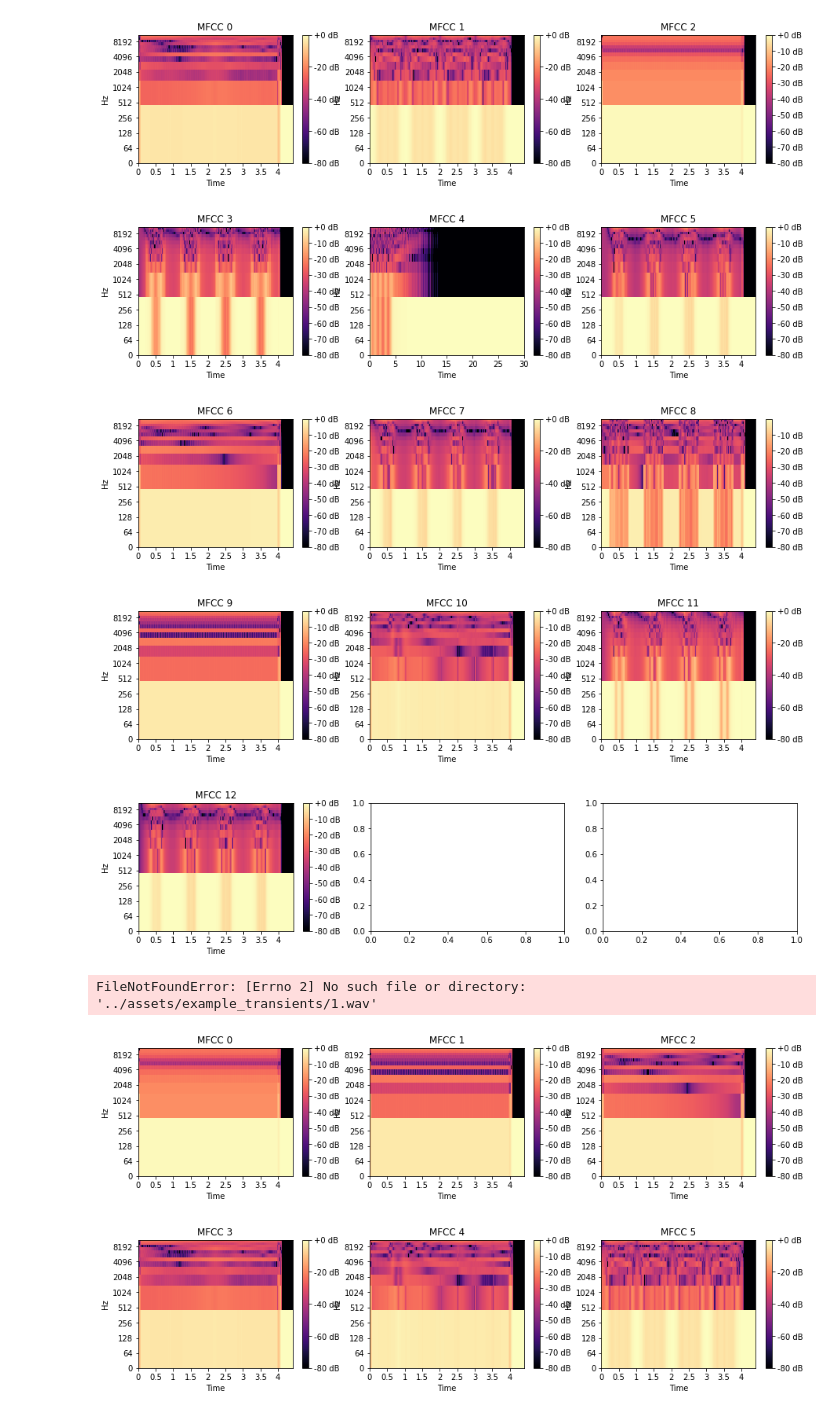
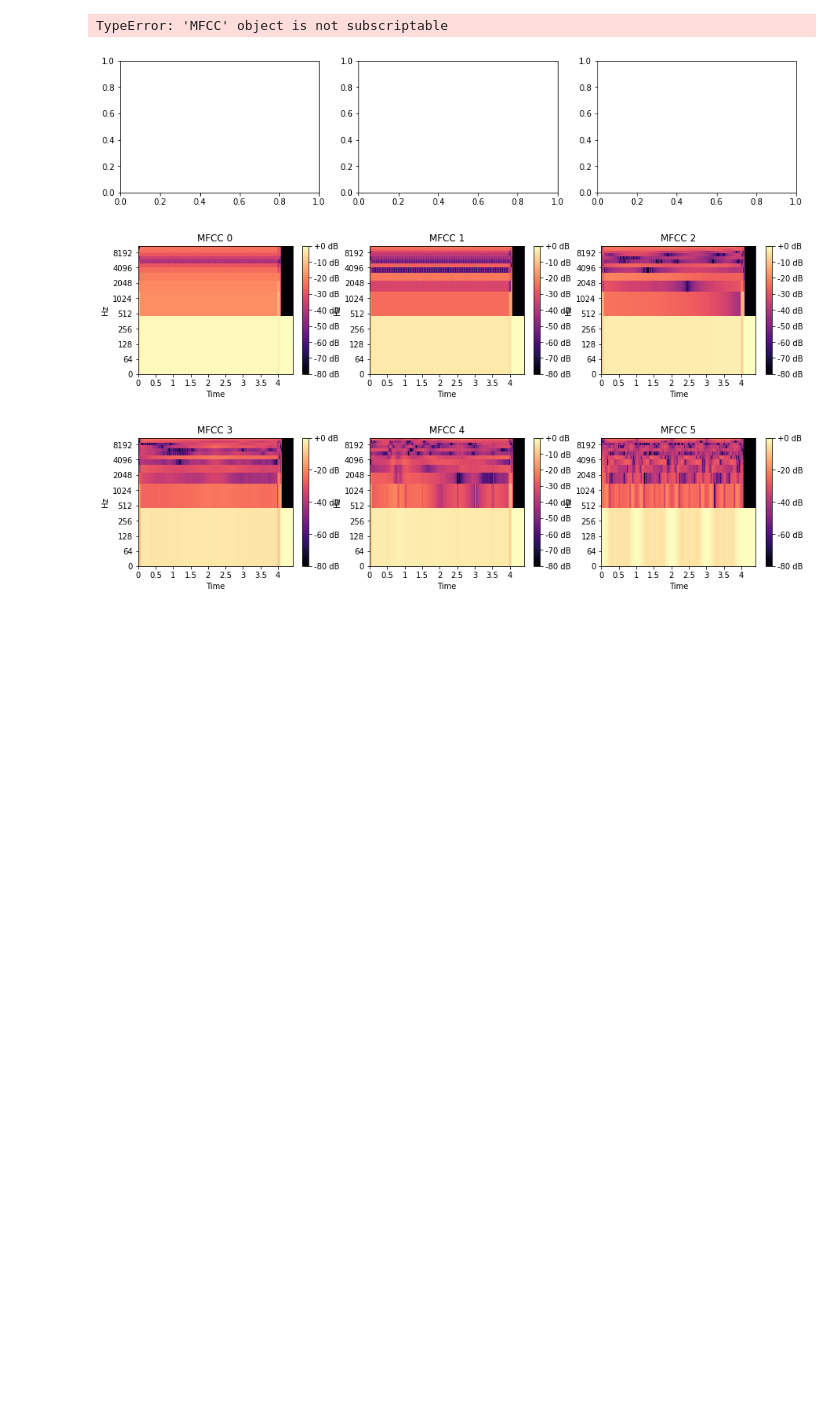
Before and after one commit to samgermain/sort_sounds_by_timbre, a Jupyter notebook: src/example.ipynb, the cells around one changed output. Saved outputs shown, nothing was run; the diff lists cells and outputs as text; code cells hidden in the pictures; blank space fills up the shorter version.

Commit message:
ipynb spec classes and properly named charts

```diff
--- a/src/example.ipynb
+++ b/src/example.ipynb
@@ -48,3 +27,35 @@ def draw_specs(specList: np.ndarray, name: str):
+# %%
+def get_mfccs(sound_files: List[str]) -> List[MFCC]:
+    '''
+        :param sound_files: Each item is a path to a sound file (wav, mp3, ...)
+    '''
+    mfccs = [MFCC(sound_file) for sound_file in sound_files]
+    return mfccs
+# %%
+def draw_specs(specList: List[Spec], attribute: str, title: str):
+    '''
+        Takes a list of same type audio features, and draws a spectrogram for each one
+    '''
+    def draw_spec(spec: Spec, attribute: str, fig: any, ax: any):
+        img = librosa.display.specshow(
+            librosa.amplitude_to_db(getattr(spec, attribute), ref=np.max),
+            y_axis='log',
+            x_axis='time',
+            ax=ax
+        )
+        ax.set_title(title + str(spec.name))
+        fig.colorbar(img, ax=ax, format="%+2.0f dB")
+
+    for spec in range(0, len(specList), 3):
+
+        fig, (ax1, ax2, ax3) = plt.subplots(1,3,figsize=(15,3))
+        draw_spec(specList[spec], attribute, fig, ax1)
+
+        if (spec+1 < len(specList)):
+            draw_spec(specList[spec+1], attribute, fig, ax2)
+
+        if (spec+2 < len(specList)):
+            draw_spec(specList[spec+2], attribute, fig, ax3)
 # %%
 sound_files_1 = [
     '../assets/transients_1/4.wav',
@@ -61,15 +72,12 @@ sound_files_1 = [
     '../assets/transients_1/10.wav',
     '../assets/transients_1/8.wav'
 ]
-mfccs_1, delta_mfccs_1, delta2_mfccs_1 = get_mfccs(sound_files_1)
+mfccs_1 = get_mfccs(sound_files_1)
 # %%
-draw_specs(mfccs_1, "MFCC ")
+draw_specs(mfccs_1, 'mfcc', "Transients_1 MFCC-")
 # %% [output]
+TypeError: 'MFCC' object is not subscriptable
-[figure, old version]
+[figure, new version]
-[figure, removed]
-[figure, removed]
-[figure, removed]
-[figure, removed]
 # %%
 def sort_sound_files(sound_files: List[str]):
     # TODO: Complete this function. The soundfiles must be sorted based on the content in the file, do not use the name of the file
@@ -79,6 +87,4 @@ def sort_sound_files(sound_files: List[str]):
 # %%
 sorted_sound_files_1 = sort_sound_files(sound_files_1)
-mfccs_1, delta_mfccs_1, delta2_mfccs_1 = get_mfccs(sorted_sound_files_1)
+mfccs_1 = get_mfccs(sorted_sound_files_1)
-# %% [output]
-FileNotFoundError: [Errno 2] No such file or directory: '../assets/example_transients/1.wav'
 # %%
```
Also changed, not shown: parts of 10 cells of this notebook.
